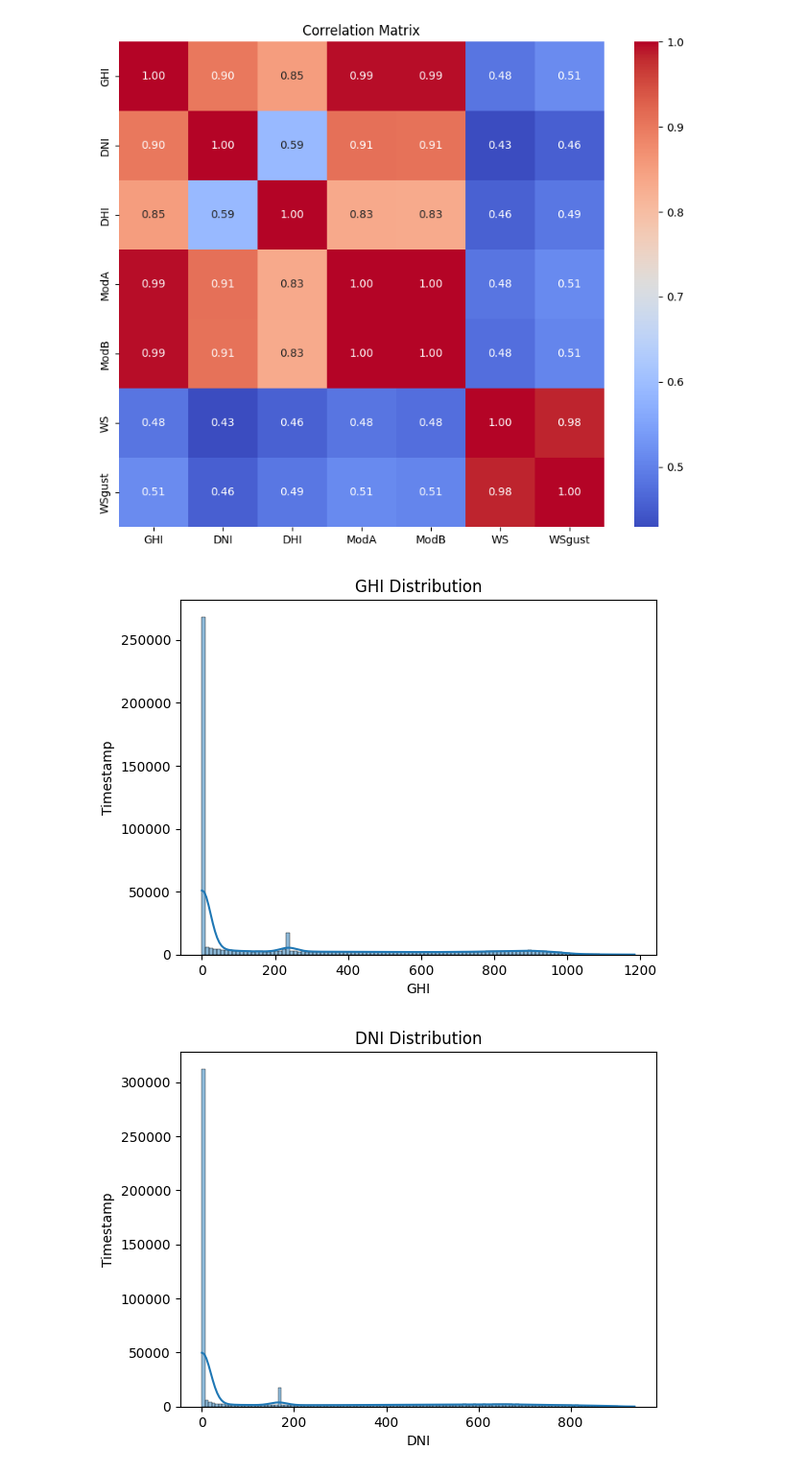
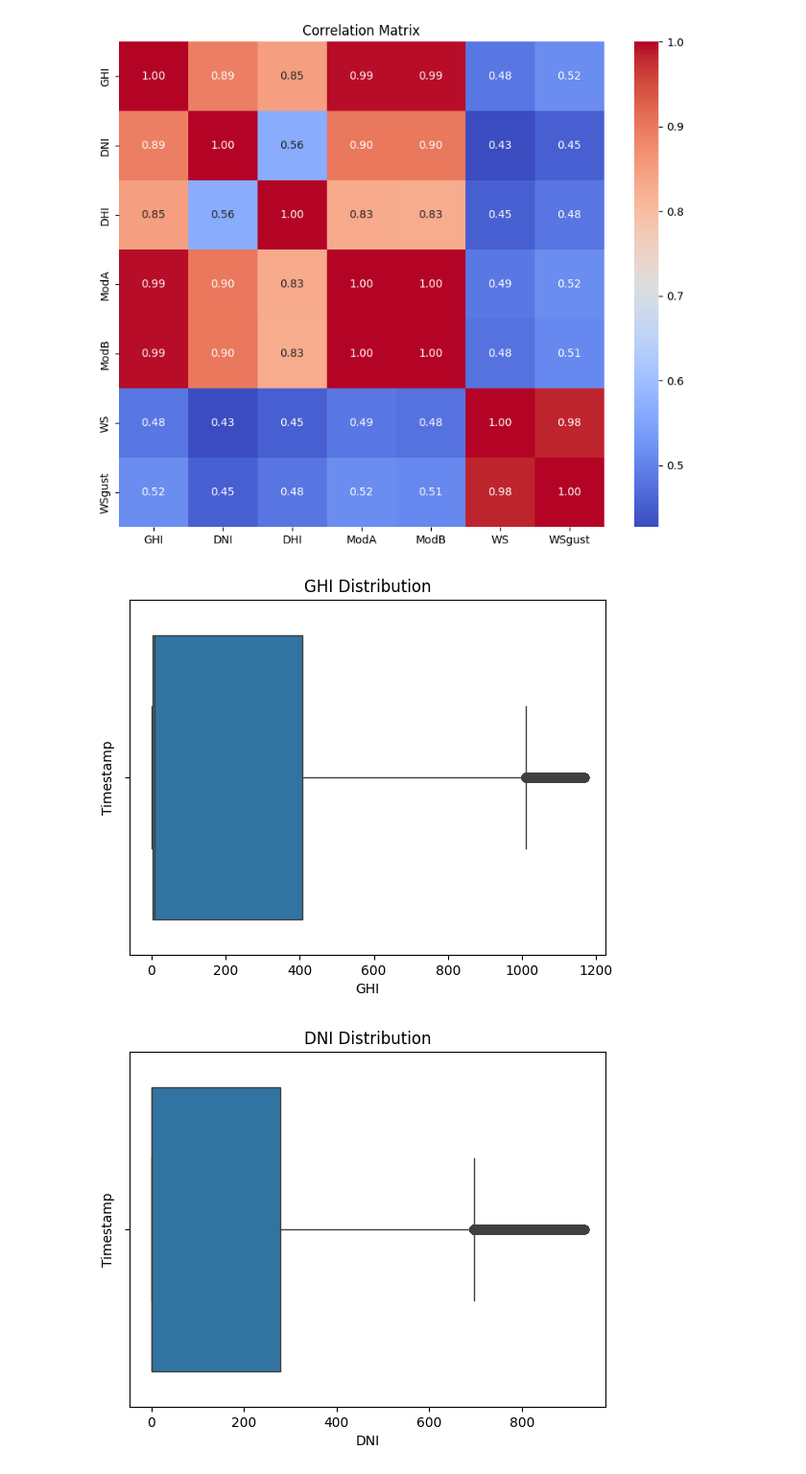
Before and after one commit to mikek1337/solar-challenge-week0, a Jupyter notebook: notebooks/benin_eda.ipynb, the cells around one changed output. Shown at 96% size. Cells and saved outputs as stored; diff of their text form; code cells hidden in the pictures.

Commit message:
refact:final data cleanup

```diff
--- a/notebooks/benin_eda.ipynb
+++ b/notebooks/benin_eda.ipynb
@@ -63,9 +63,9 @@ missing_columns.tolist()
 data = data.drop(columns=['Comments'])
 # %%
 # replace in incorrect entries
-data.loc[data['GHI'] < 0, 'GHI'] = 0
-data.loc[data['DNI'] < 0, 'DNI'] = 0
-data.loc[data['DHI'] < 0, 'DHI'] = 0
+data.loc[data['GHI'] < 0, 'GHI'] = np.abs(data['GHI'])
+data.loc[data['DNI'] < 0, 'DNI'] = np.abs(data['DNI'])
+data.loc[data['DHI'] < 0, 'DHI'] = np.abs(data['DHI'])
 # %%
 # finding zscore
 target_cols = ['GHI', 'DNI', 'DHI', 'ModA','ModB', 'WS','WSgust']
@@ -75,5 +75,4 @@ outlier_flag.sum()
 # %% [output]
 np.int64(0)
 # %%
-for col in target_cols:
-    sb.boxplot(data[col],)
+data.describe()
@@ -139,11 +148,11 @@ plt.show()
 [figure]
 # %%
 for col in target_cols:
-    sb.histplot(data[col], kde=True)
+    sb.boxplot(data, x=data[col])
     plt.title(f"{col} Distribution")
     plt.xlabel(col)
     plt.ylabel("Timestamp")
     plt.show()
 # %% [output]
-[figure, old version]
+[figure, new version]
-[figure, old version]
+[figure, new version]
```
Also changed, not shown: parts of 4 cells of this notebook.
